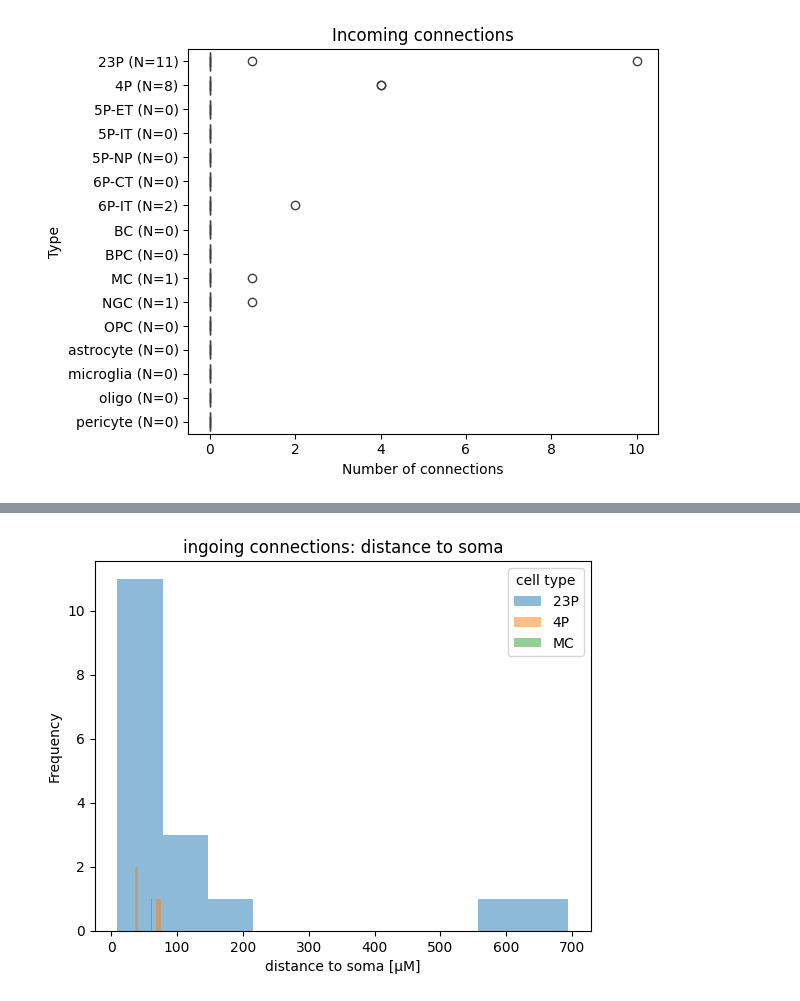
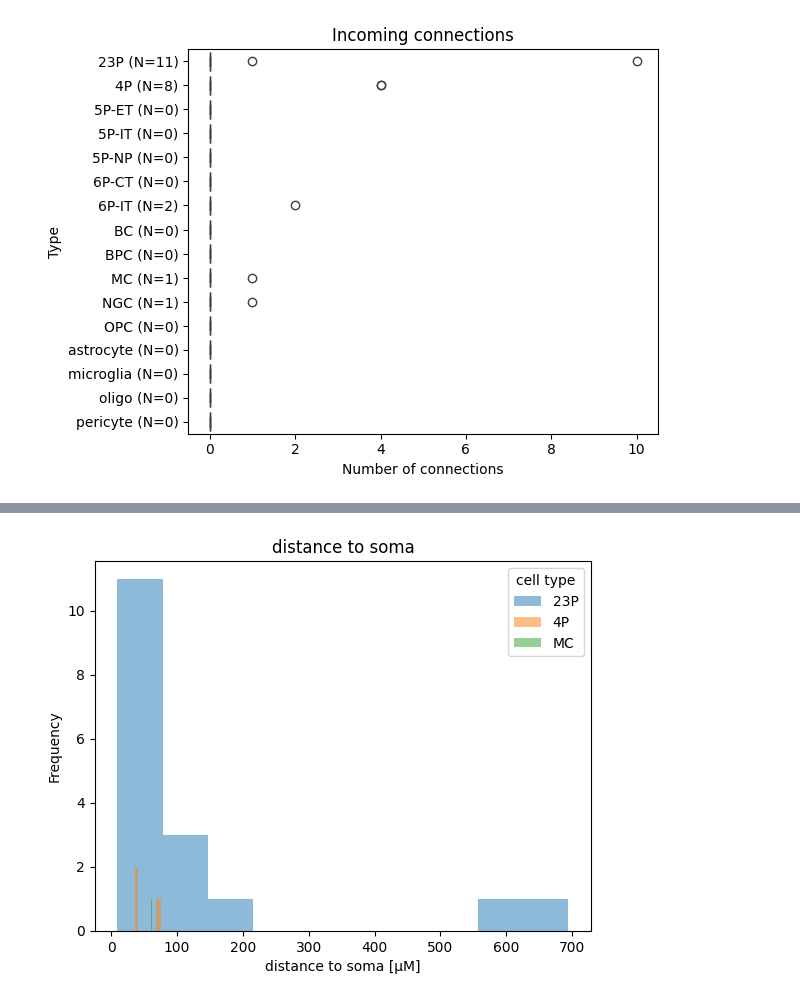
Before and after one commit to deangeckt/Dendro-Synaptome, a Jupyter notebook: analysis/connectome_exploration.ipynb, the cells around one changed output, grey strips where cells are left out. Saved outputs shown, nothing was run; the diff lists cells and outputs as text; code cells hidden in the pictures.

```diff
--- a/analysis/connectome_exploration.ipynb
+++ b/analysis/connectome_exploration.ipynb
@@ -82,6 +111,7 @@ plot_cell_type_distribution(clftype_mat, clf_type_space)
 # %%
 celltype_input_syn_sizes = calculate_cell_type_synapse_attr('cell_type', cell_types, SynapseDirection.input, 'size')
-celltype_input_syn_dist_to_soma = calculate_cell_type_synapse_dist_to_soma('cell_type', cell_types, SynapseDirection.input)
+celltype_output_syn_sizes = calculate_cell_type_synapse_attr('cell_type', cell_types, SynapseDirection.output, 'size')
+celltype_syn_dist_to_soma = calculate_cell_type_synapse_dist_to_soma('cell_type', cell_types)
 # %%
 def plot_cell_type_syn_attr(keys_subset, syn_data, title, legend_title, x_label, micro_scale=False):
     for key in syn_data:
@@ -107,10 +144,9 @@ plot_cell_type_syn_attr(keys_subset=cell_types,
 # %%
 plot_cell_type_syn_attr(keys_subset=cell_types,
-                        syn_data=celltype_input_syn_dist_to_soma,
-                        title='ingoing connections: distance to soma',
+                        syn_data=celltype_syn_dist_to_soma,
+                        title='distance to soma',
                         legend_title='cell type',
                         x_label='distance to soma [μM]',
-                        micro_scale=True
-                       )
+                        micro_scale=True)
 # %% [output]
-[figure, old version]
+[figure, new version]
```
Also changed, not shown: parts of 14 cells of this notebook, 1 other file.
